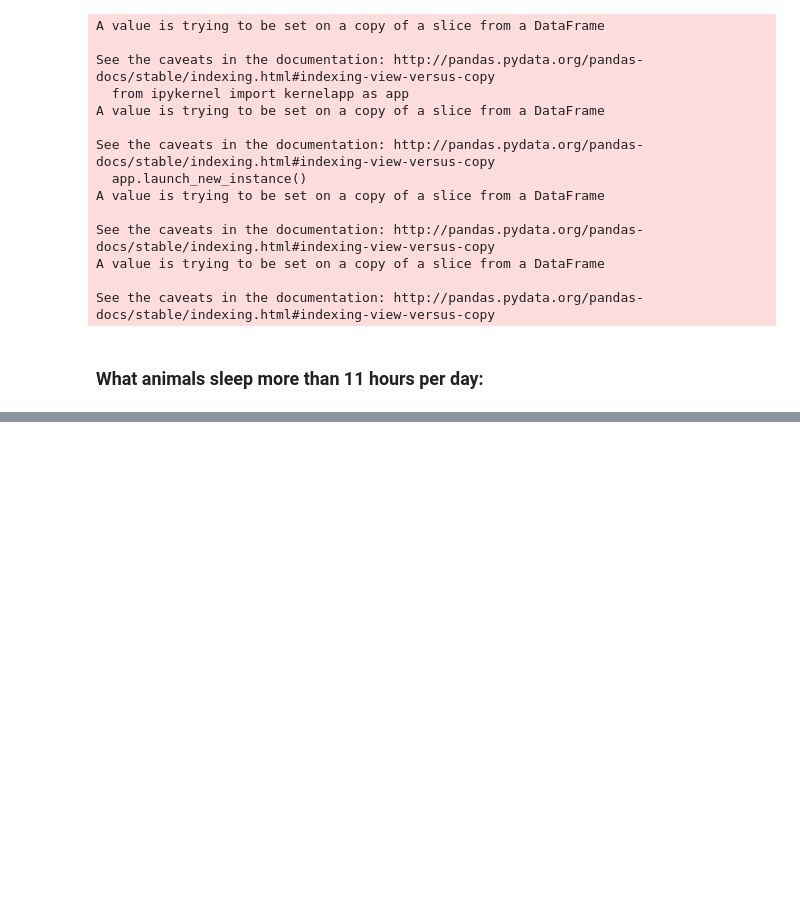
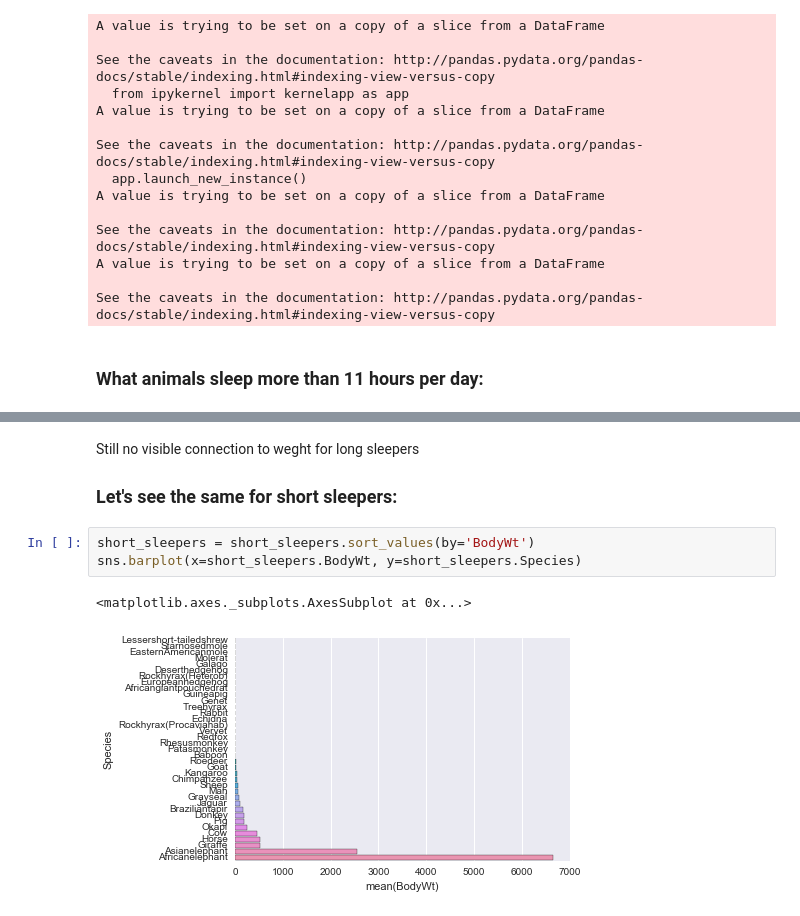
Before and after one commit to kiote/sleep, a Jupyter notebook: mammal_sleep.ipynb, the cells around one changed output, grey strips where cells are left out. Cells and saved outputs as stored; diff of their text form; blank space fills up the shorter version.

```diff
--- a/mammal_sleep.ipynb
+++ b/mammal_sleep.ipynb
@@ -128,0 +150,10 @@ sns.barplot(x=short_sleepers.TotalSleep, y=short_sleepers.Species)
+# %% [markdown]
+Still no visible connection to weght for long sleepers
+
+### Let's see the same for short sleepers:
+# %%
+short_sleepers = short_sleepers.sort_values(by='BodyWt')
+sns.barplot(x=short_sleepers.BodyWt, y=short_sleepers.Species)
+# %% [output]
+<matplotlib.axes._subplots.AxesSubplot at 0x...>
+[figure, added]
```
Also changed, not shown: parts of 17 cells of this notebook.
